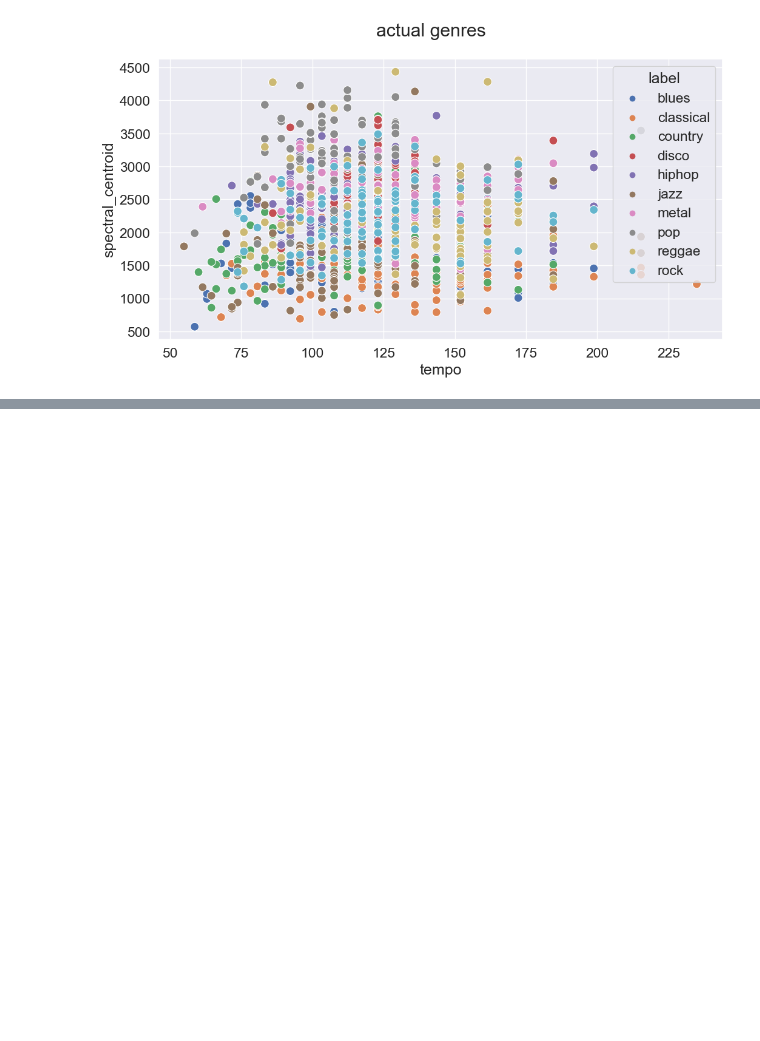
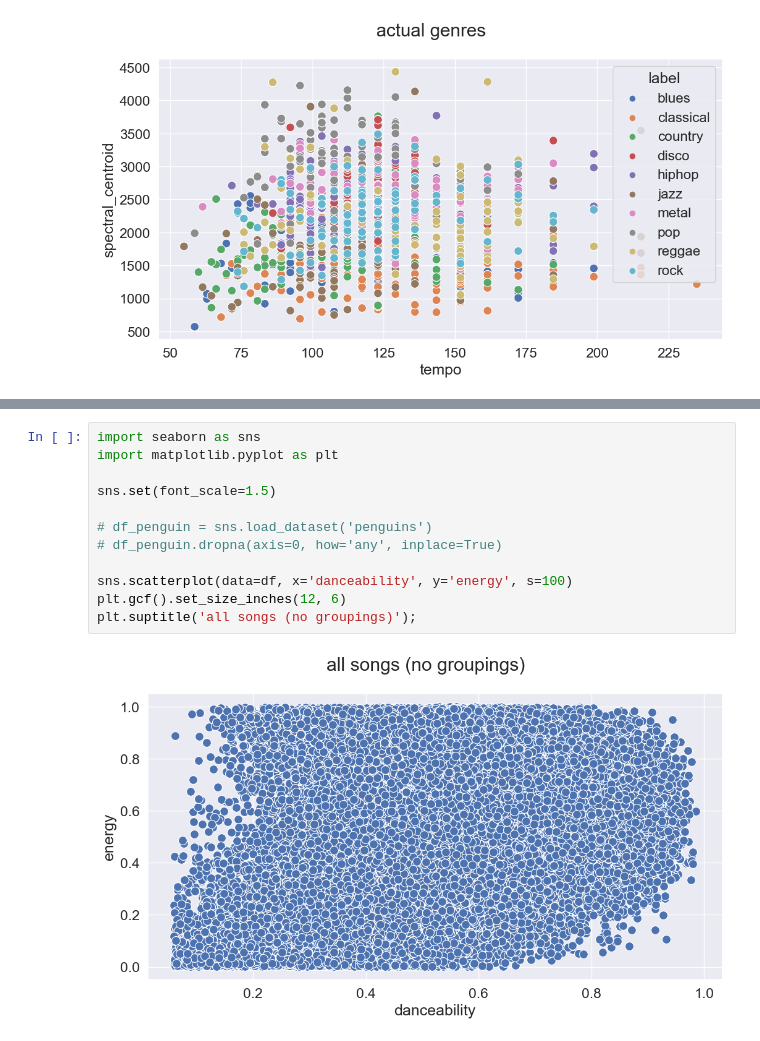
Before and after one commit to ivanmaykov/DS2500-Group-Project, a Jupyter notebook: ML.ipynb, the cells around one changed output, grey strips where cells are left out. Drawn from its saved outputs; the diff is of its cells as text; blank space fills up the shorter version.

```diff
--- a/ML.ipynb
+++ b/ML.ipynb
@@ -125,0 +160,14 @@ Text(0.5, 0.98, 'actual genres')
+# %%
+import seaborn as sns
+import matplotlib.pyplot as plt
+
+sns.set(font_scale=1.5)
+
+# df_penguin = sns.load_dataset('penguins')
+# df_penguin.dropna(axis=0, how='any', inplace=True)
+
+sns.scatterplot(data=df, x='danceability', y='energy', s=100)
+plt.gcf().set_size_inches(12, 6)
+plt.suptitle('all songs (no groupings)');
+# %% [output]
+[figure, added]
```
Also changed, not shown: parts of 9 cells of this notebook, 3 other files.
